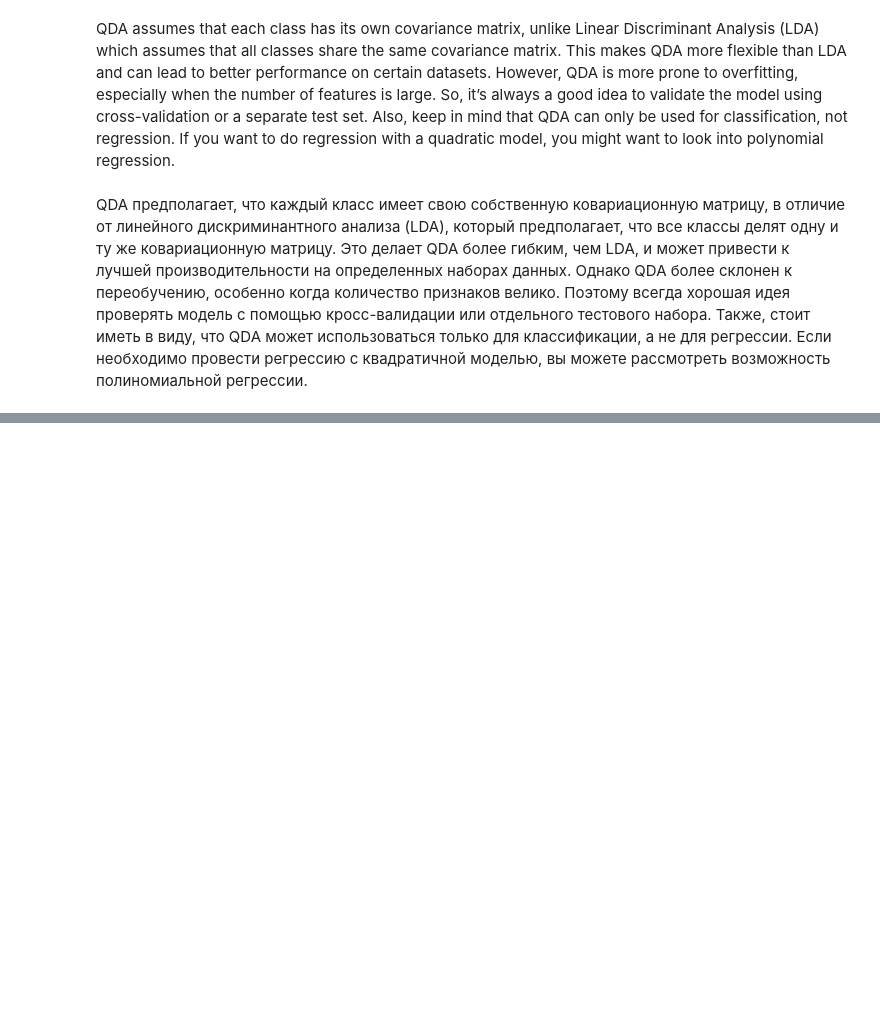
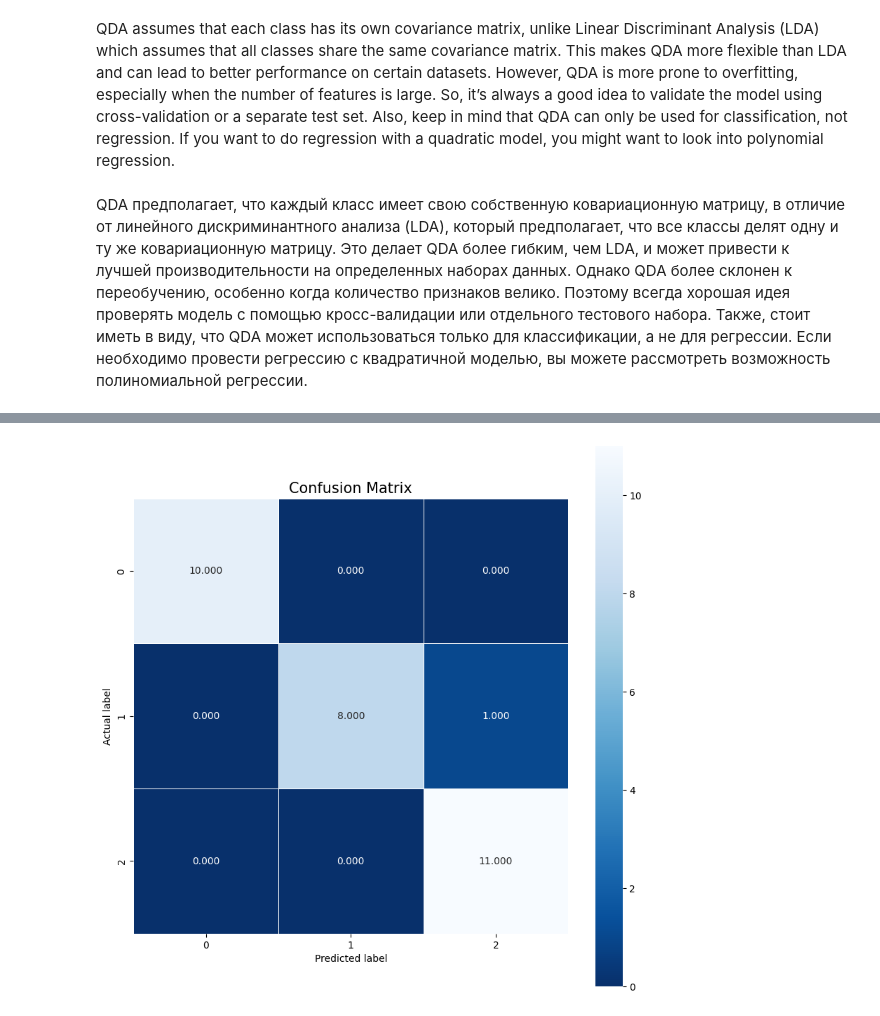
Before and after one commit to vergotten/Comprehensive-Machine-Learning-Algorithms, a Jupyter notebook: Supervised-Learning/Classification/Quadratic Discriminant Analysis.ipynb, the cells around one changed output, grey strips where cells are left out. Drawn from its saved outputs; the diff is of its cells as text; code cells hidden in the pictures; blank space fills up the shorter version.

```diff
--- a/Supervised-Learning/Classification/Quadratic Discriminant Analysis.ipynb
+++ b/Supervised-Learning/Classification/Quadratic Discriminant Analysis.ipynb
@@ -161,3 +161,93 @@ Accuracy: 0.1478
 QDA assumes that each class has its own covariance matrix, unlike Linear Discriminant Analysis (LDA) which assumes that all classes share the same covariance matrix. This makes QDA more flexible than LDA and can lead to better performance on certain datasets. However, QDA is more prone to overfitting, especially when the number of features is large. So, it’s always a good idea to validate the model using cross-validation or a separate test set. Also, keep in mind that QDA can only be used for classification, not regression. If you want to do regression with a quadratic model, you might want to look into polynomial regression.
 # %% [markdown]
 QDA предполагает, что каждый класс имеет свою собственную ковариационную матрицу, в отличие от линейного дискриминантного анализа (LDA), который предполагает, что все классы делят одну и ту же ковариационную матрицу. Это делает QDA более гибким, чем LDA, и может привести к лучшей производительности на определенных наборах данных. Однако QDA более склонен к переобучению, особенно когда количество признаков велико. Поэтому всегда хорошая идея проверять модель с помощью кросс-валидации или отдельного тестового набора. Также, стоит иметь в виду, что QDA может использоваться только для классификации, а не для регрессии. Если необходимо провести регрессию с квадратичной моделью, вы можете рассмотреть возможность полиномиальной регрессии.
+# %%
+from sklearn import datasets
+from sklearn.model_selection import train_test_split
+from sklearn.discriminant_analysis import QuadraticDiscriminantAnalysis
+from sklearn.metrics import accuracy_score, confusion_matrix
+import matplotlib.pyplot as plt
+import seaborn as sns
+
+class QDAClassifier:
+    """
+    A class used to represent a Quadratic Discriminant Analysis (QDA) Classifier.
+
+    ...
+
+    Attributes
+    ----------
+    clf : sklearn.discriminant_analysis.QuadraticDiscriminantAnalysis
+        The QDA classifier from scikit-learn.
+    X_train : numpy.ndarray
+        The training data.
+    y_train : numpy.ndarray
+        The training labels.
+    X_test : numpy.ndarray
+        The test data.
+    y_test : numpy.ndarray
+        The test labels.
+    predictions : numpy.ndarray
+        The predictions made by the classifier on the test data.
+
+    Methods
+    -------
+    load_data():
+        Loads the Iris data.
+    train():
+        Trains the QDA classifier.
+    predict():
+        Makes predictions on the test data.
+    accuracy():
+        Returns the accuracy of the classifier.
+    plot_confusion_matrix():
+        Plots a confusion matrix of the classifier's predictions.
+    """
+
+    def __init__(self):
+        """
+        Constructs all the necessary attributes for the QDAClassifier object.
+        """
+
+        self.clf = QuadraticDiscriminantAnalysis()
+
+    def load_data(self):
+        """Loads the Iris data."""
+
+        iris = datasets.load_iris()
+        self.X_train, self.X_test, self.y_train, self.y_test = train_test_split(iris.data, iris.target, test_size=0.2, random_state=42)
+
+    def train(self):
+        """Trains the QDA classifier."""
+
+        self.clf.fit(self.X_train, self.y_train)
+
+    def predict(self):
+        """Makes predictions on the test data."""
+
+        self.predictions = self.clf.predict(self.X_test)
+
+    def accuracy(self):
+        """Returns the accuracy of the classifier."""
+
+        return accuracy_score(self.y_test, self.predictions)
+
+    def plot_confusion_matrix(self):
+        """Plots a confusion matrix of the classifier's predictions."""
+
+        cm = confusion_matrix(self.y_test, self.predictions)
+        plt.figure(figsize=(10,10))
+        sns.heatmap(cm, annot=True, fmt=".3f", linewidths=.5, square = True, cmap = 'Blues_r');
+        plt.ylabel('Actual label');
+        plt.xlabel('Predicted label');
+        plt.title('Confusion Matrix', size = 15);
+        plt.show()
+
+# Example usage:
+qda_classifier = QDAClassifier()
+qda_classifier.load_data()
+qda_classifier.train()
+qda_classifier.predict()
+print("Accuracy:", qda_classifier.accuracy())
+qda_classifier.plot_confusion_matrix()
+# %% [output]
@@ -163,0 +255 @@ QDA предполагает, что каждый класс имеет свою
+[figure, added]
```
Also changed, not shown: parts of 1 cell of this notebook, 4 other files.
